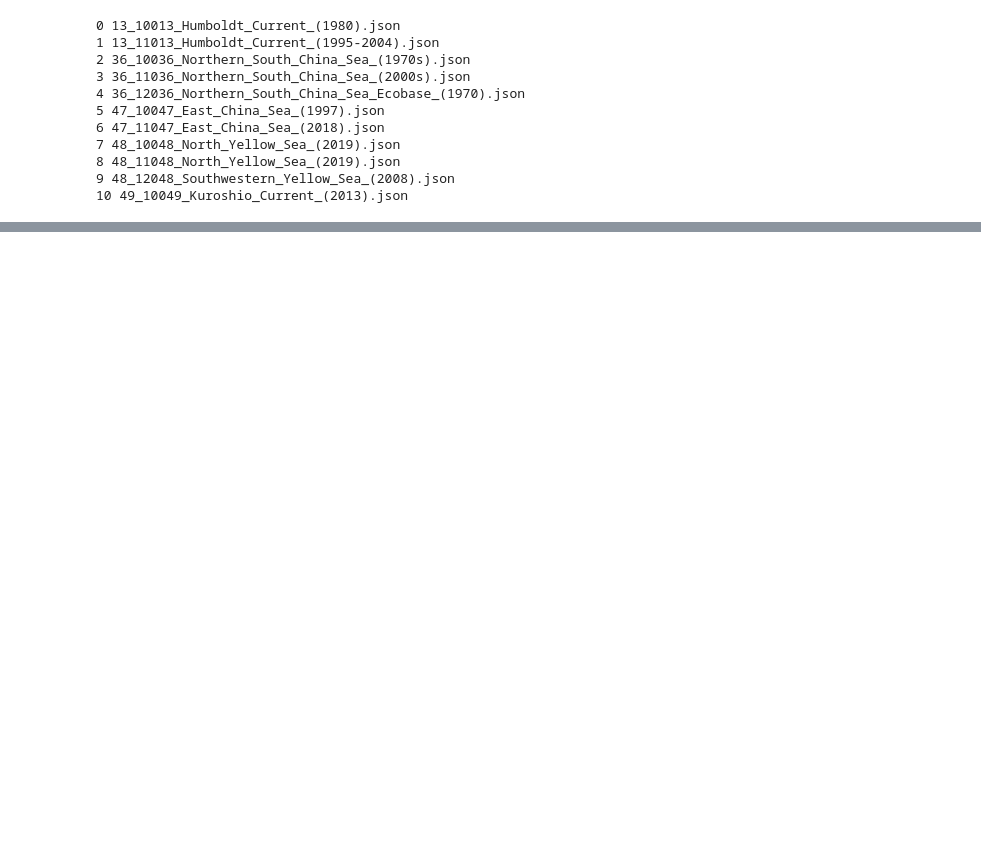
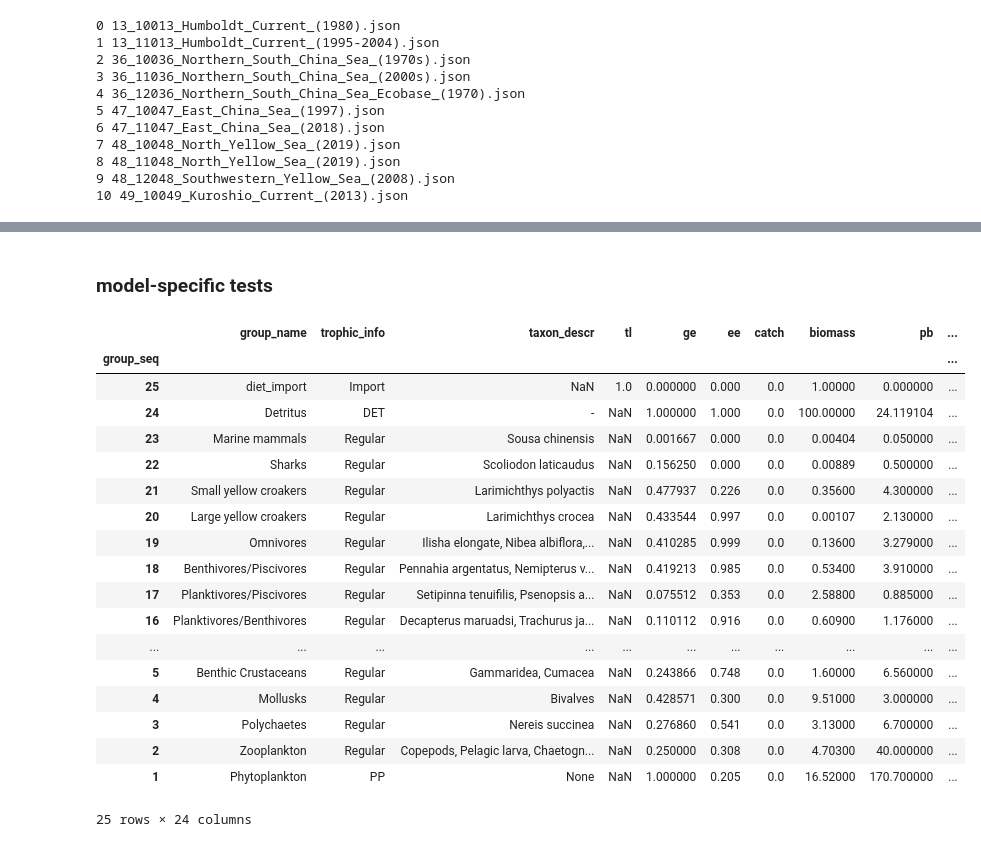
Before and after one commit to idocarmel1/PPREstimation, a Jupyter notebook: notebooks/tests.ipynb, the cells around one changed output, grey strips where cells are left out. Saved outputs shown, nothing was run; the diff lists cells and outputs as text; code cells hidden in the pictures; blank space fills up the shorter version.

```diff
--- a/notebooks/tests.ipynb
+++ b/notebooks/tests.ipynb
@@ -94,0 +126,29 @@ balanced: True
+# %% [markdown]
+### model-specific tests
+# %%
+model_path = f'../real_models/new_EwE_jsons/{models_over_10000[5]}'
+
+model = ModelData(model_path)
+self = PPRCalculator.from_modeldata(model, underdetermined=True, zero_biomass_accum=False)
+
+self.get_groups_df()
+# %% [output]
+|  | group_name | trophic_info | taxon_descr | tl | ge | ee | catch | biomass | pb | ... |
+| group_seq |  |  |  |  |  |  |  |  |  | ... |
+| 25 | diet_import | Import | NaN | 1.0 | 0.000000 | 0.000 | 0.0 | 1.00000 | 0.000000 | ... |
+| 24 | Detritus | DET | - | NaN | 1.000000 | 1.000 | 0.0 | 100.00000 | 24.119104 | ... |
+| 23 | Marine mammals | Regular | Sousa chinensis | NaN | 0.001667 | 0.000 | 0.0 | 0.00404 | 0.050000 | ... |
+| 22 | Sharks | Regular | Scoliodon laticaudus | NaN | 0.156250 | 0.000 | 0.0 | 0.00889 | 0.500000 | ... |
+| 21 | Small yellow croakers | Regular | Larimichthys polyactis | NaN | 0.477937 | 0.226 | 0.0 | 0.35600 | 4.300000 | ... |
+| 20 | Large yellow croakers | Regular | Larimichthys crocea | NaN | 0.433544 | 0.997 | 0.0 | 0.00107 | 2.130000 | ... |
+| 19 | Omnivores | Regular | Ilisha elongate, Nibea albiflora,... | NaN | 0.410285 | 0.999 | 0.0 | 0.13600 | 3.279000 | ... |
+| 18 | Benthivores/Piscivores | Regular | Pennahia argentatus, Nemipterus v... | NaN | 0.419213 | 0.985 | 0.0 | 0.53400 | 3.910000 | ... |
+| 17 | Planktivores/Piscivores | Regular | Setipinna tenuifilis, Psenopsis a... | NaN | 0.075512 | 0.353 | 0.0 | 2.58800 | 0.885000 | ... |
+| 16 | Planktivores/Benthivores | Regular | Decapterus maruadsi, Trachurus ja... | NaN | 0.110112 | 0.916 | 0.0 | 0.60900 | 1.176000 | ... |
+| ... | ... | ... | ... | ... | ... | ... | ... | ... | ... | ... |
+| 5 | Benthic Crustaceans | Regular | Gammaridea, Cumacea | NaN | 0.243866 | 0.748 | 0.0 | 1.60000 | 6.560000 | ... |
+| 4 | Mollusks | Regular | Bivalves | NaN | 0.428571 | 0.300 | 0.0 | 9.51000 | 3.000000 | ... |
+| 3 | Polychaetes | Regular | Nereis succinea | NaN | 0.276860 | 0.541 | 0.0 | 3.13000 | 6.700000 | ... |
+| 2 | Zooplankton | Regular | Copepods, Pelagic larva, Chaetogn... | NaN | 0.250000 | 0.308 | 0.0 | 4.70300 | 40.000000 | ... |
+| 1 | Phytoplankton | PP | None | NaN | 1.000000 | 0.205 | 0.0 | 16.52000 | 170.700000 | ... |
+25 rows × 24 columns
```
Also changed, not shown: parts of 18 cells of this notebook, 1 other file.
